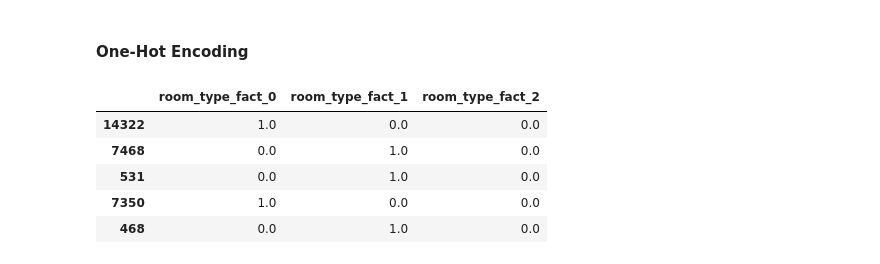
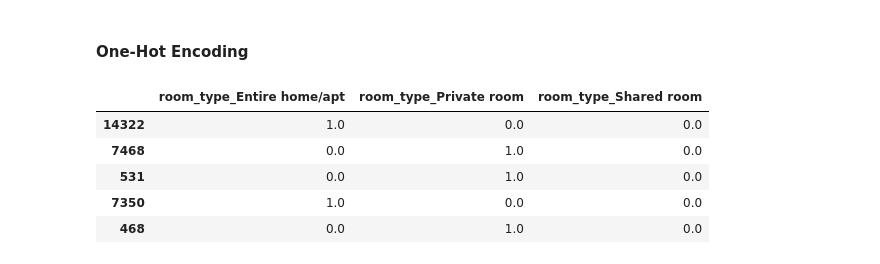
Before and after one commit to 4GeeksAcademy/AnthonnyMal-Machine-Learnig, a Jupyter notebook: src/00-eda-airbnb-ny.ipynb, the cells around one changed output. Drawn from its saved outputs; the diff is of its cells as text; code cells hidden in the pictures.

```diff
--- a/src/00-eda-airbnb-ny.ipynb
+++ b/src/00-eda-airbnb-ny.ipynb
@@ -310,3 +302,0 @@ plt.show()
-# %%
-df["room_type_fact"] = pd.factorize(df['room_type'])[0]
-df[["room_type", "room_type_fact"]].head(5)
@@ -325,9 +303,3 @@ type_room_rules
-# %%
-with open('../models/type_room_rules.json', 'w') as file:
-    json.dump(type_room_rules, file)
-
-df.drop(["room_type"],
-              axis=1, inplace=True)
 # %% [markdown]
 ### Outliers
 # %%
@@ -533,29 +458,29 @@ X_train_cat_le.head()
 #### One-Hot Encoding
 # %%
 # Genero una lista con los nombres de las columnas categóricas
-cat_variables = ["room_type_fact"]
+cat_variables = ["room_type"]
 
 # Creamos la instancia del encoder
 onehot_encoder = OneHotEncoder(sparse_output=False)
 
 # Entrenamos el encoder con los datos de entrenamiento (ajustamos)
 onehot_encoder.fit(X_train[cat_variables])
 
 # Aplicamos el encoder en el conjunto de entrenamiento: X_train
 X_train_cat_ohe = onehot_encoder.transform(X_train[cat_variables])
 X_train_cat_ohe = pd.DataFrame(X_train_cat_ohe,
                                index=X_train.index,
                                columns=onehot_encoder.get_feature_names_out(cat_variables))
 
 # Aplicamos el encoder en el conjunto de test: X_test
 X_test_cat_ohe = onehot_encoder.transform(X_test[cat_variables])
 X_test_cat_ohe = pd.DataFrame(X_test_cat_ohe,
                               index=X_test.index,
                               columns=onehot_encoder.get_feature_names_out(cat_variables))
 
 X_train_cat_ohe.head()
 # %% [output]
-|  | room_type_fact_0 | room_type_fact_1 | room_type_fact_2 |
+|  | room_type_Entire home/apt | room_type_Private room | room_type_Shared room |
 | 14322 | 1.0 | 0.0 | 0.0 |
 | 7468 | 0.0 | 1.0 | 0.0 |
 | 531 | 0.0 | 1.0 | 0.0 |
```
Also changed, not shown: parts of 16 cells of this notebook, 1 other file.
